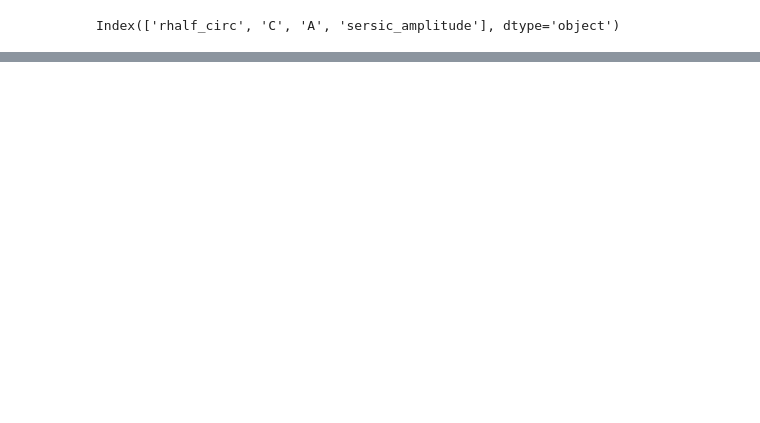
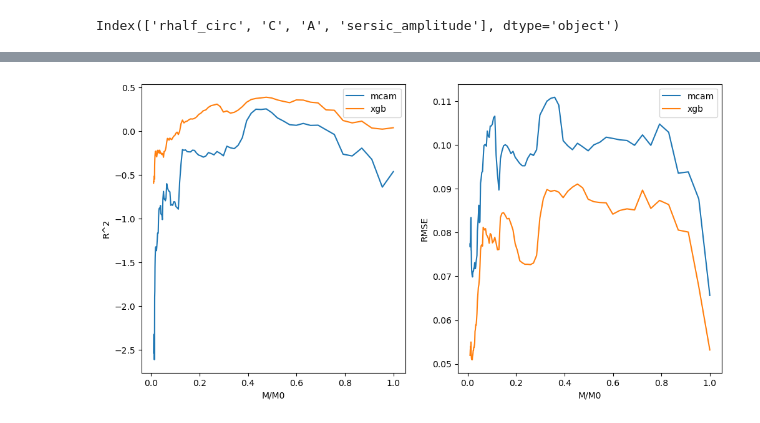
Before and after one commit to Kabelo-T/cluster_morph, a Jupyter notebook: xgbreg.ipynb, the cells around one changed output, grey strips where cells are left out. Cells and saved outputs as stored; diff of their text form; code cells hidden in the pictures; blank space fills up the shorter version.

```diff
--- a/xgbreg.ipynb
+++ b/xgbreg.ipynb
@@ -247,0 +267,15 @@ xgb.plot_importance(regressor)
+# %%
+fig, axs = plt.subplots(1, 2, figsize=(12, 6))
+axs[0].plot(mass_bins, mcam_r2, label='mcam')
+axs[0].plot(mass_bins, xgb_r2, label='xgb')
+axs[0].set_xlabel('M/M0')
+axs[0].set_ylabel('R^2')
+axs[0].legend()
+axs[1].plot(mass_bins, mcam_rmse, label='mcam')
+axs[1].plot(mass_bins, xgb_rmse, label='xgb')
+axs[1].set_xlabel('M/M0')
+axs[1].set_ylabel('RMSE')
+axs[1].legend()
+plt.show()
+# %% [output]
+[figure, added]
```
Also changed, not shown: parts of 12 cells of this notebook, 4 other files.
